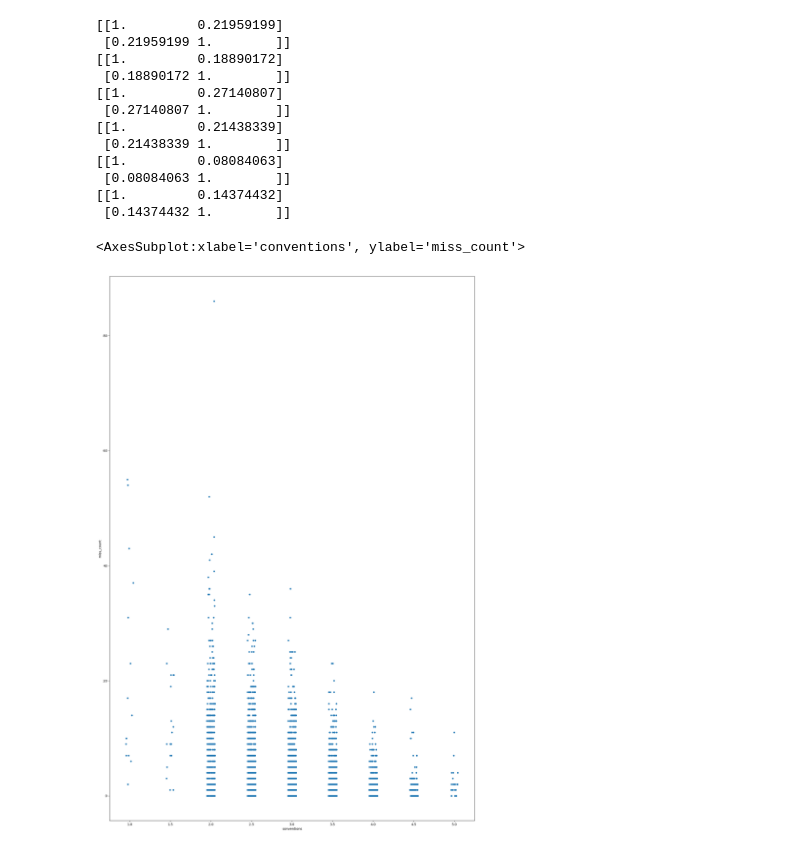
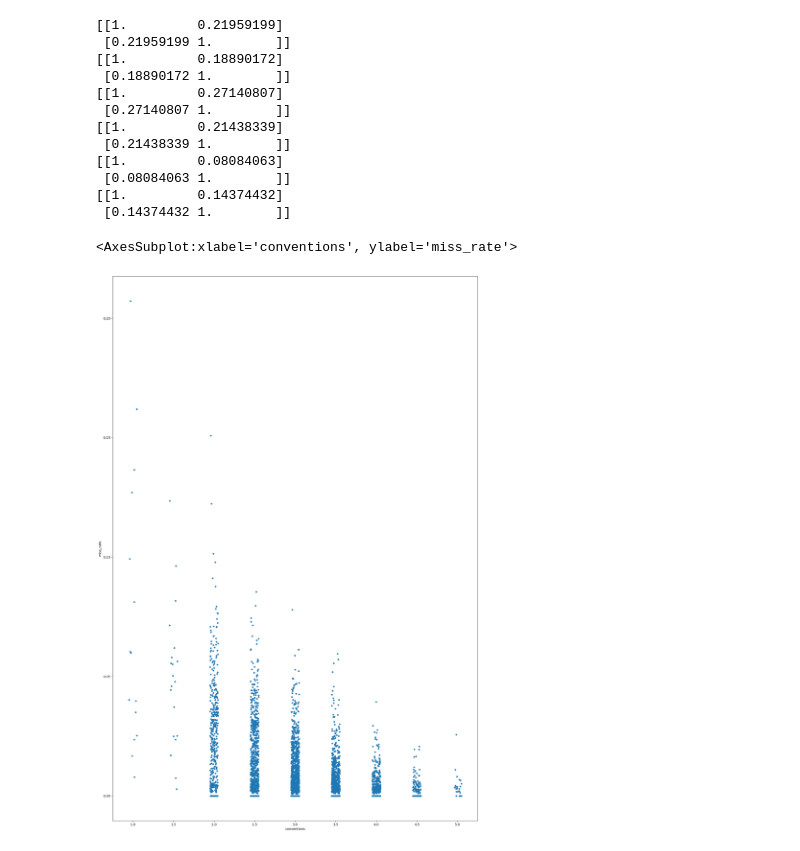
Before and after one commit to fuyu-quant/kaggle-Feedback-English-Language-Learning, a Jupyter notebook: ipynb/conventions.ipynb, the cells around one changed output. Cells and saved outputs as stored; diff of their text form; code cells hidden in the pictures.

```diff
--- a/ipynb/conventions.ipynb
+++ b/ipynb/conventions.ipynb
@@ -818,9 +818,9 @@ for i in col_list:
 # %%
 #x = df['conventions']
 #y = df['miss_count']
 plt.figure(figsize=(20, 30))
 #plt.scatter(x, y)
-sns.stripplot(x="conventions", y="miss_count", data = df)
+sns.stripplot(x="conventions", y="miss_rate", data = df)
 # %% [output]
-<AxesSubplot:xlabel='conventions', ylabel='miss_count'>
+<AxesSubplot:xlabel='conventions', ylabel='miss_rate'>
-[figure, old version]
+[figure, new version]
```
